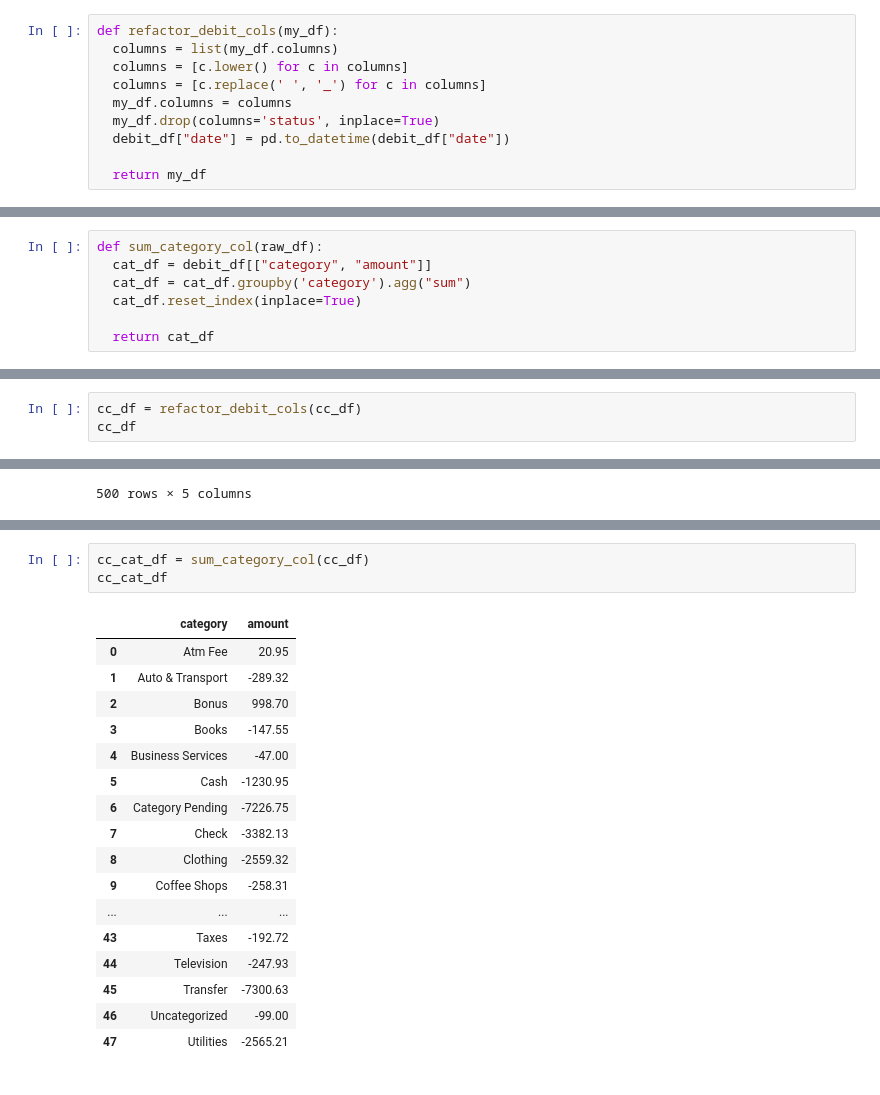
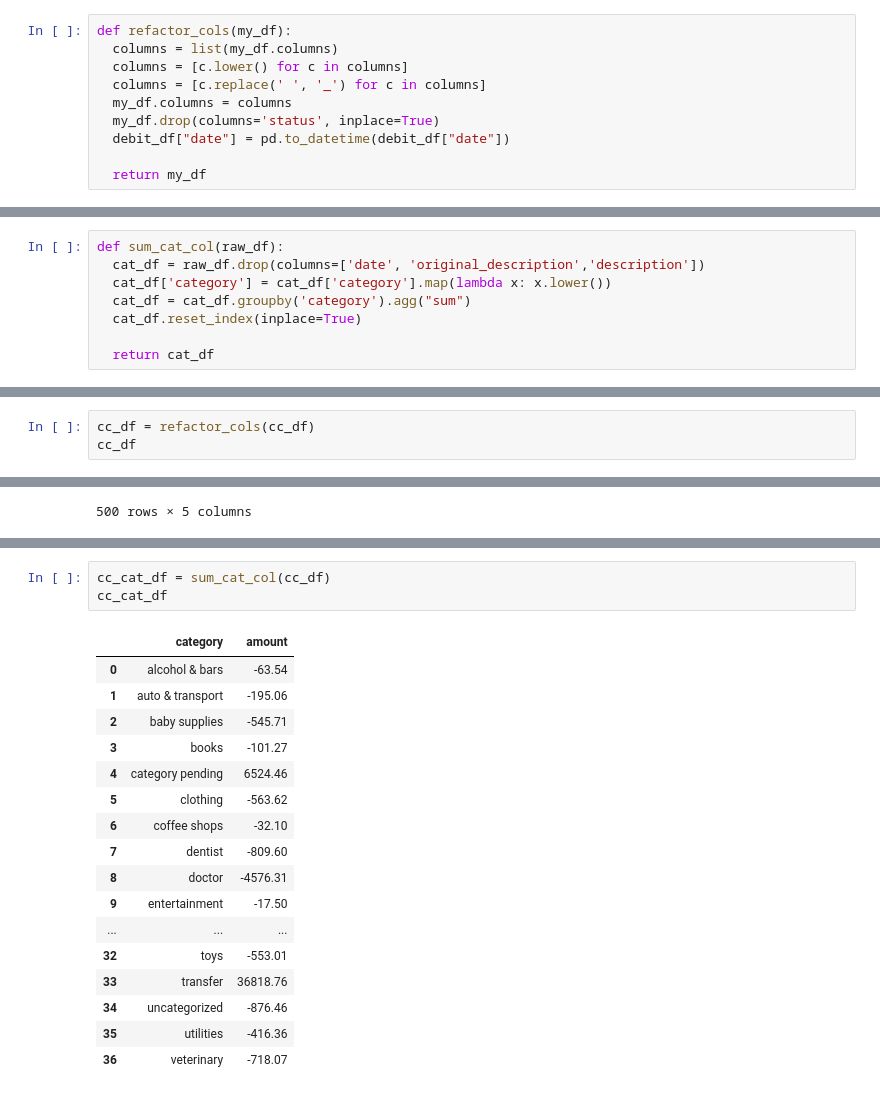
Before and after one commit to Tyton25/tools, a Jupyter notebook: Expenses_Analysis.ipynb, the cells around one changed output, grey strips where cells are left out. Cells and saved outputs as stored; diff of their text form.

```diff
--- a/Expenses_Analysis.ipynb
+++ b/Expenses_Analysis.ipynb
@@ -7,7 +7,7 @@ import re
 # %% [markdown]
 ## Functions
 # %%
-def refactor_debit_cols(my_df):
+def refactor_cols(my_df):
   columns = list(my_df.columns)
   columns = [c.lower() for c in columns]
   columns = [c.replace(' ', '_') for c in columns]
@@ -36,6 +38,7 @@ def sum_orig_desc_col(raw_df):
 # %%
-def sum_category_col(raw_df):
-  cat_df = debit_df[["category", "amount"]]
+def sum_cat_col(raw_df):
+  cat_df = raw_df.drop(columns=['date', 'original_description','description'])
+  cat_df['category'] = cat_df['category'].map(lambda x: x.lower())
   cat_df = cat_df.groupby('category').agg("sum")
   cat_df.reset_index(inplace=True)
 
@@ -277,7 +248,7 @@ cc_df
 | 499 | 2023-03-12 | Amazon | AMZN Mktp US*HG2N33PM1 Amzn.com/b... | Shopping | -54.38 | Posted |
 500 rows × 6 columns
 # %%
-cc_df = refactor_debit_cols(cc_df)
+cc_df = refactor_cols(cc_df)
 cc_df
 # %% [output]
 |  | date | description | original_description | category | amount |
@@ -358,24 +288,24 @@ cc_orig_description_totals_df[:50]
 # %%
-cc_cat_df = sum_category_col(cc_df)
+cc_cat_df = sum_cat_col(cc_df)
 cc_cat_df
 # %% [output]
 |  | category | amount |
-| 0 | Atm Fee | 20.95 |
-| 1 | Auto & Transport | -289.32 |
-| 2 | Bonus | 998.70 |
-| 3 | Books | -147.55 |
-| 4 | Business Services | -47.00 |
-| 5 | Cash | -1230.95 |
-| 6 | Category Pending | -7226.75 |
-| 7 | Check | -3382.13 |
-| 8 | Clothing | -2559.32 |
-| 9 | Coffee Shops | -258.31 |
+| 0 | alcohol & bars | -63.54 |
+| 1 | auto & transport | -195.06 |
+| 2 | baby supplies | -545.71 |
+| 3 | books | -101.27 |
+| 4 | category pending | 6524.46 |
+| 5 | clothing | -563.62 |
+| 6 | coffee shops | -32.10 |
+| 7 | dentist | -809.60 |
+| 8 | doctor | -4576.31 |
+| 9 | entertainment | -17.50 |
 | ... | ... | ... |
-| 43 | Taxes | -192.72 |
-| 44 | Television | -247.93 |
-| 45 | Transfer | -7300.63 |
-| 46 | Uncategorized | -99.00 |
-| 47 | Utilities | -2565.21 |
+| 32 | toys | -553.01 |
+| 33 | transfer | 36818.76 |
+| 34 | uncategorized | -876.46 |
+| 35 | utilities | -416.36 |
+| 36 | veterinary | -718.07 |
 # %%
 cc_desc_df = sum_desc_col(cc_df)
 cc_desc_df[:50]
```
Also changed, not shown: parts of 19 cells of this notebook.
